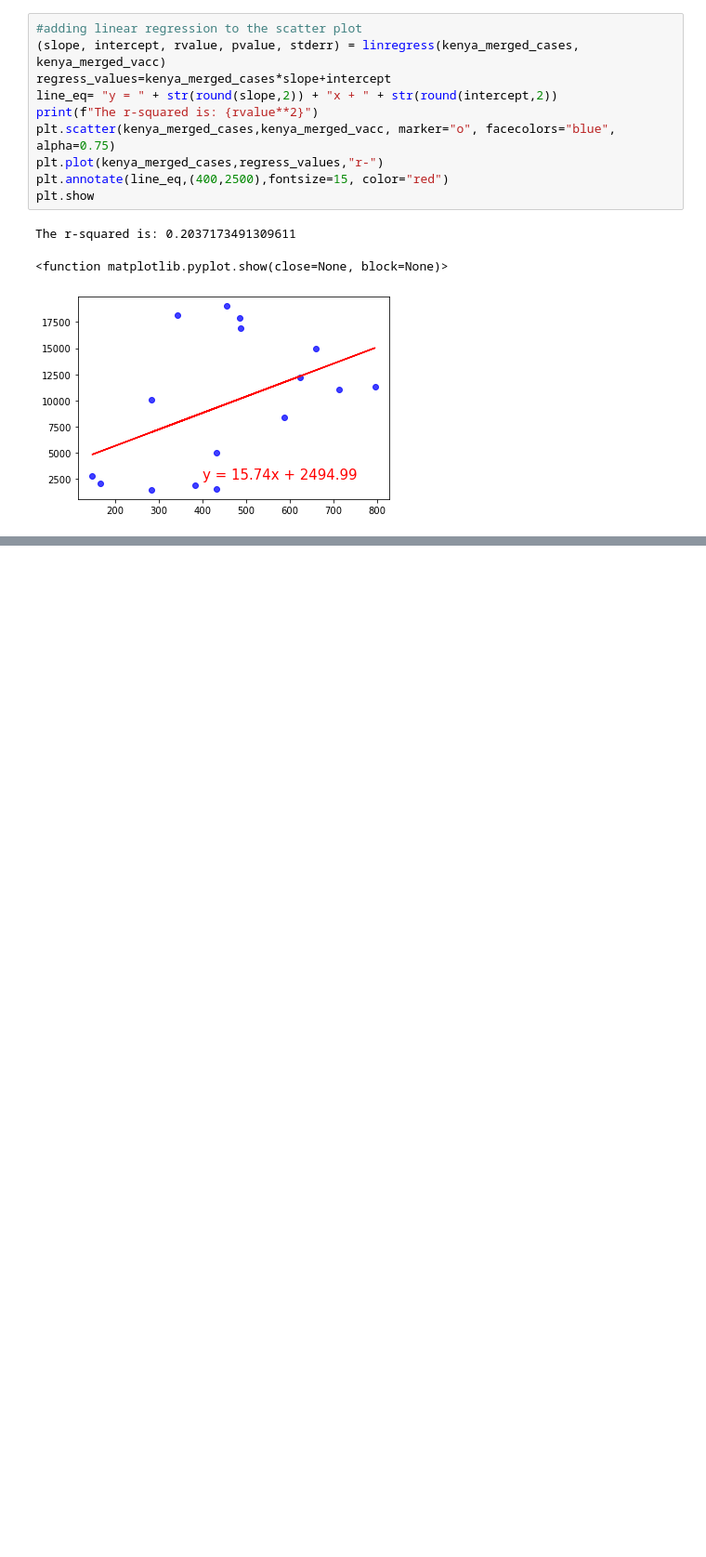
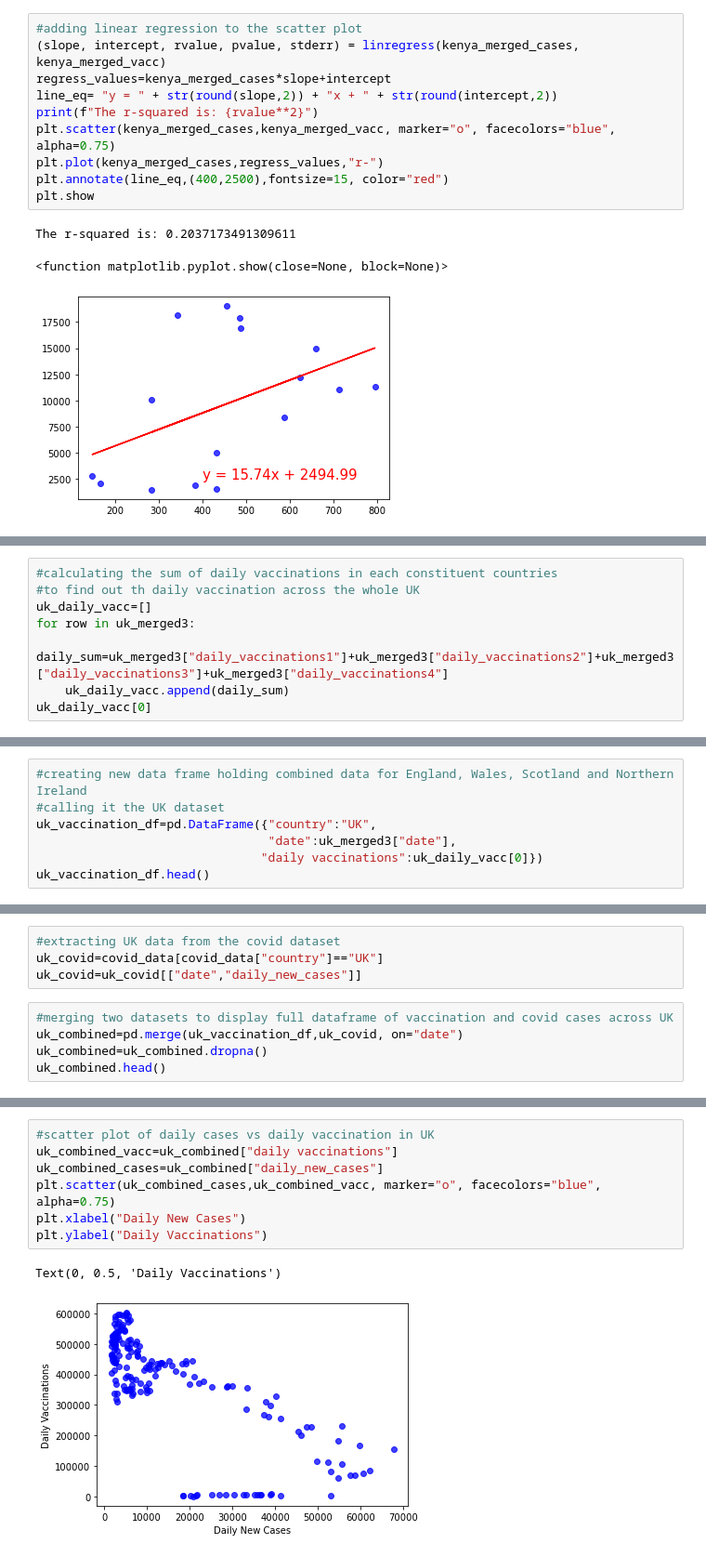
Before and after one commit to DominikaRzez/CovidVaccinationAnalysis, a Jupyter notebook: UK_analysis.ipynb, the cells around one changed output, grey strips where cells are left out. Shown: that part at 93% size. Saved outputs shown, nothing was run; the diff lists cells and outputs as text; blank space fills up the shorter version.

```diff
--- a/UK_analysis.ipynb
+++ b/UK_analysis.ipynb
@@ -224,0 +250,8 @@ plt.scatter(x_axis, kenya_fully_vacc, marker="o")
+# %%
+#calculating the sum of daily vaccinations in each constituent countries
+#to find out th daily vaccination across the whole UK
+uk_daily_vacc=[]
+for row in uk_merged3:
+    daily_sum=uk_merged3["daily_vaccinations1"]+uk_merged3["daily_vaccinations2"]+uk_merged3["daily_vaccinations3"]+uk_merged3["daily_vaccinations4"]
+    uk_daily_vacc.append(daily_sum)
+uk_daily_vacc[0]
@@ -224,0 +271,7 @@ plt.scatter(x_axis, kenya_fully_vacc, marker="o")
+# %%
+#creating new data frame holding combined data for England, Wales, Scotland and Northern Ireland
+#calling it the UK dataset
+uk_vaccination_df=pd.DataFrame({"country":"UK",
+                                "date":uk_merged3["date"],
+                               "daily vaccinations":uk_daily_vacc[0]})
+uk_vaccination_df.head()
@@ -224,0 +285,9 @@ plt.scatter(x_axis, kenya_fully_vacc, marker="o")
+# %%
+#extracting UK data from the covid dataset
+uk_covid=covid_data[covid_data["country"]=="UK"]
+uk_covid=uk_covid[["date","daily_new_cases"]]
+# %%
+#merging two datasets to display full dataframe of vaccination and covid cases across UK
+uk_combined=pd.merge(uk_vaccination_df,uk_covid, on="date")
+uk_combined=uk_combined.dropna()
+uk_combined.head()
@@ -224,0 +301,10 @@ plt.scatter(x_axis, kenya_fully_vacc, marker="o")
+# %%
+#scatter plot of daily cases vs daily vaccination in UK
+uk_combined_vacc=uk_combined["daily vaccinations"]
+uk_combined_cases=uk_combined["daily_new_cases"]
+plt.scatter(uk_combined_cases,uk_combined_vacc, marker="o", facecolors="blue", alpha=0.75)
+plt.xlabel("Daily New Cases")
+plt.ylabel("Daily Vaccinations")
+# %% [output]
+Text(0, 0.5, 'Daily Vaccinations')
+[figure, added]
```
Also changed, not shown: parts of 15 cells of this notebook, 5 other files.
